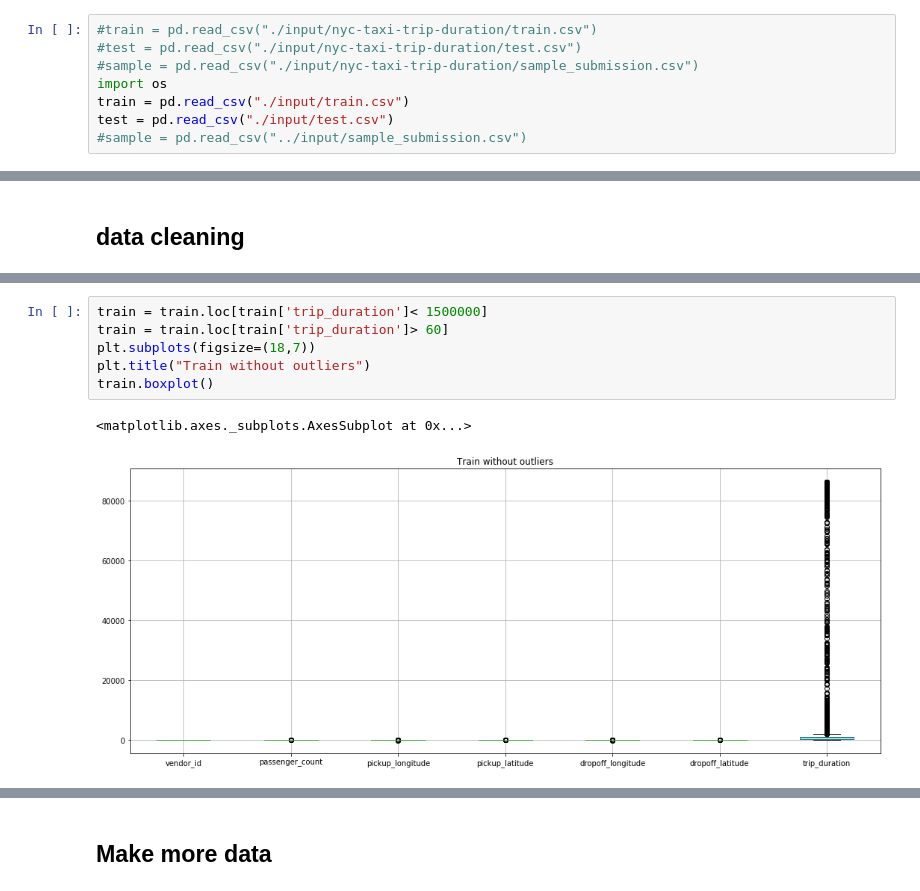
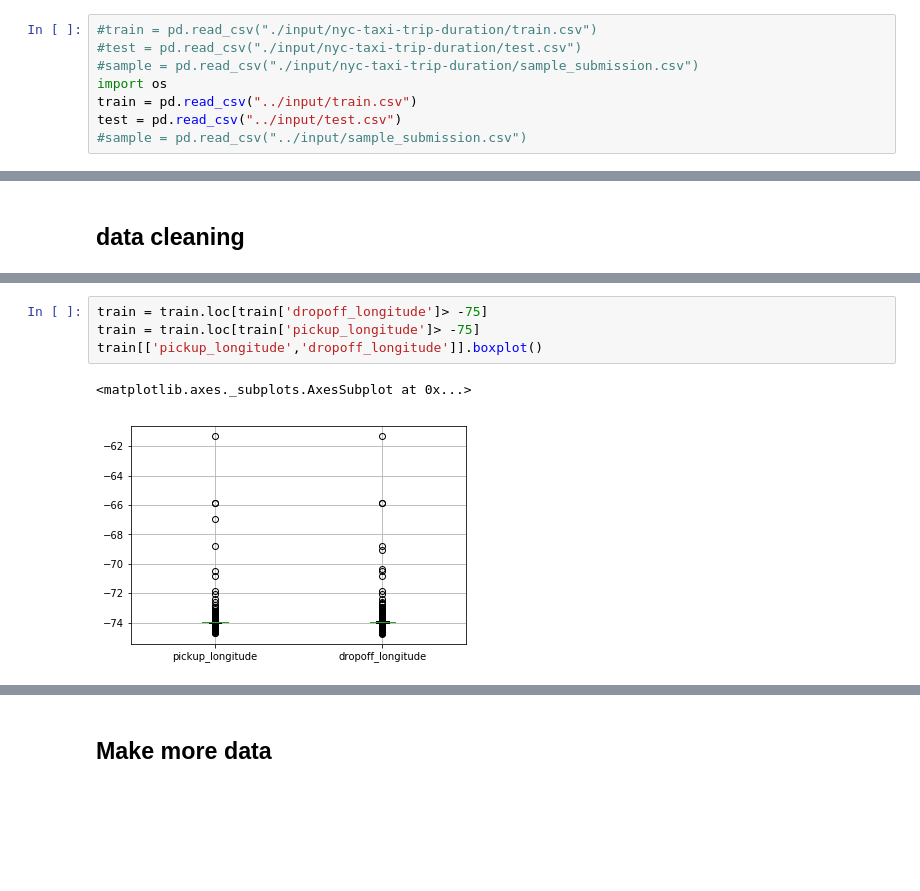
Before and after one commit to darcelvictor/New_York_taxi, a Jupyter notebook: NY_Taxi.ipynb, the cells around one changed output, grey strips where cells are left out. Saved outputs shown, nothing was run; the diff lists cells and outputs as text; blank space fills up the shorter version.

```diff
--- a/NY_Taxi.ipynb
+++ b/NY_Taxi.ipynb
@@ -21,8 +21,8 @@ from sklearn.metrics import accuracy_score
 #test = pd.read_csv("./input/nyc-taxi-trip-duration/test.csv")
 #sample = pd.read_csv("./input/nyc-taxi-trip-duration/sample_submission.csv")
 import os
-train = pd.read_csv("./input/train.csv")
-test = pd.read_csv("./input/test.csv")
+train = pd.read_csv("../input/train.csv")
+test = pd.read_csv("../input/test.csv")
 #sample = pd.read_csv("../input/sample_submission.csv")
 # %% [markdown]
 ## data exploration
@@ -122,9 +137,7 @@ train.boxplot()
 # %%
-train = train.loc[train['trip_duration']< 1500000]
-train = train.loc[train['trip_duration']> 60]
-plt.subplots(figsize=(18,7))
-plt.title("Train without outliers")
-train.boxplot()
+train = train.loc[train['dropoff_longitude']> -75]
+train = train.loc[train['pickup_longitude']> -75]
+train[['pickup_longitude','dropoff_longitude']].boxplot()
 # %% [output]
 <matplotlib.axes._subplots.AxesSubplot at 0x...>
-[figure, old version]
+[figure, new version]
```
Also changed, not shown: parts of 18 cells of this notebook.
